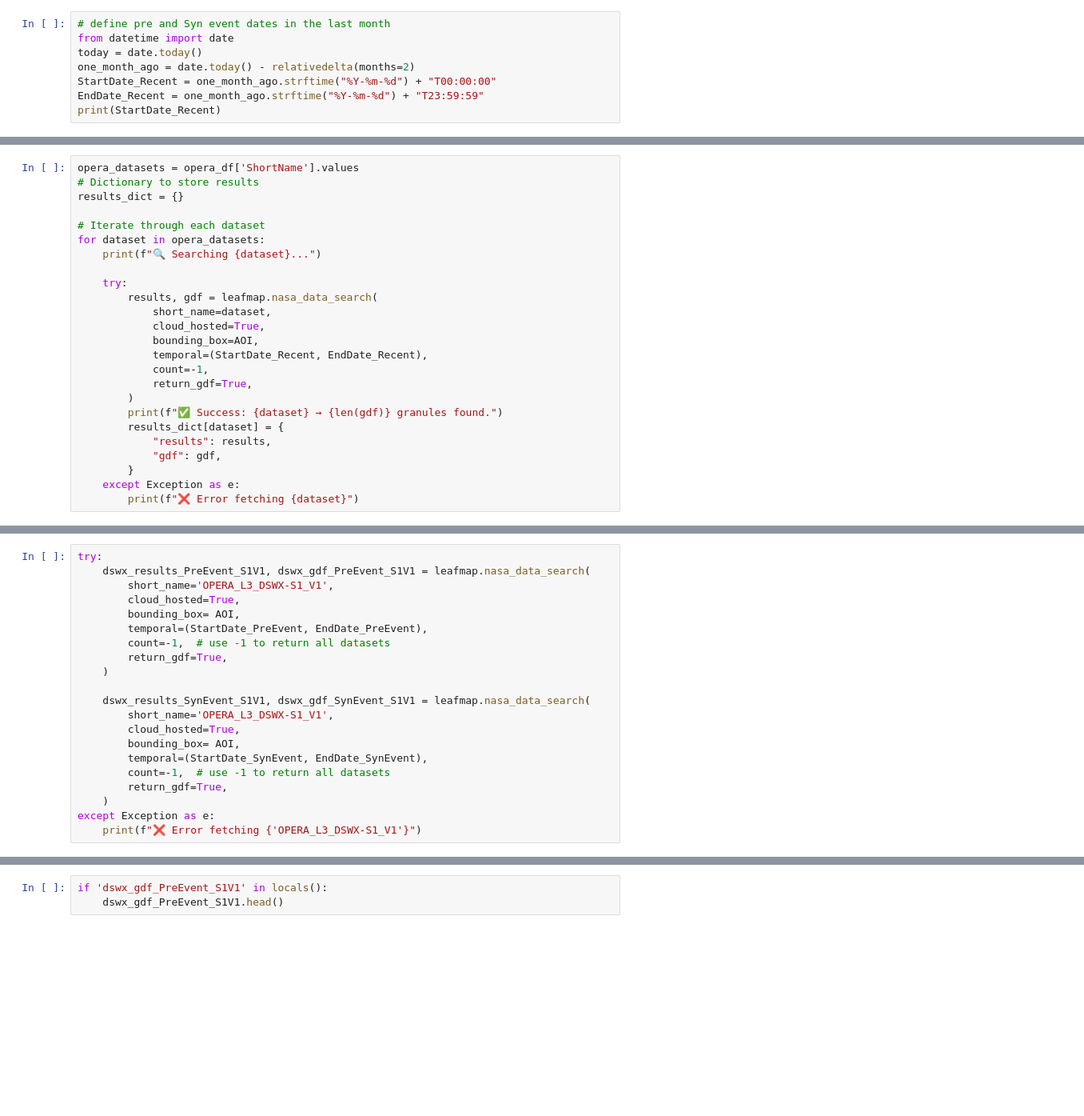
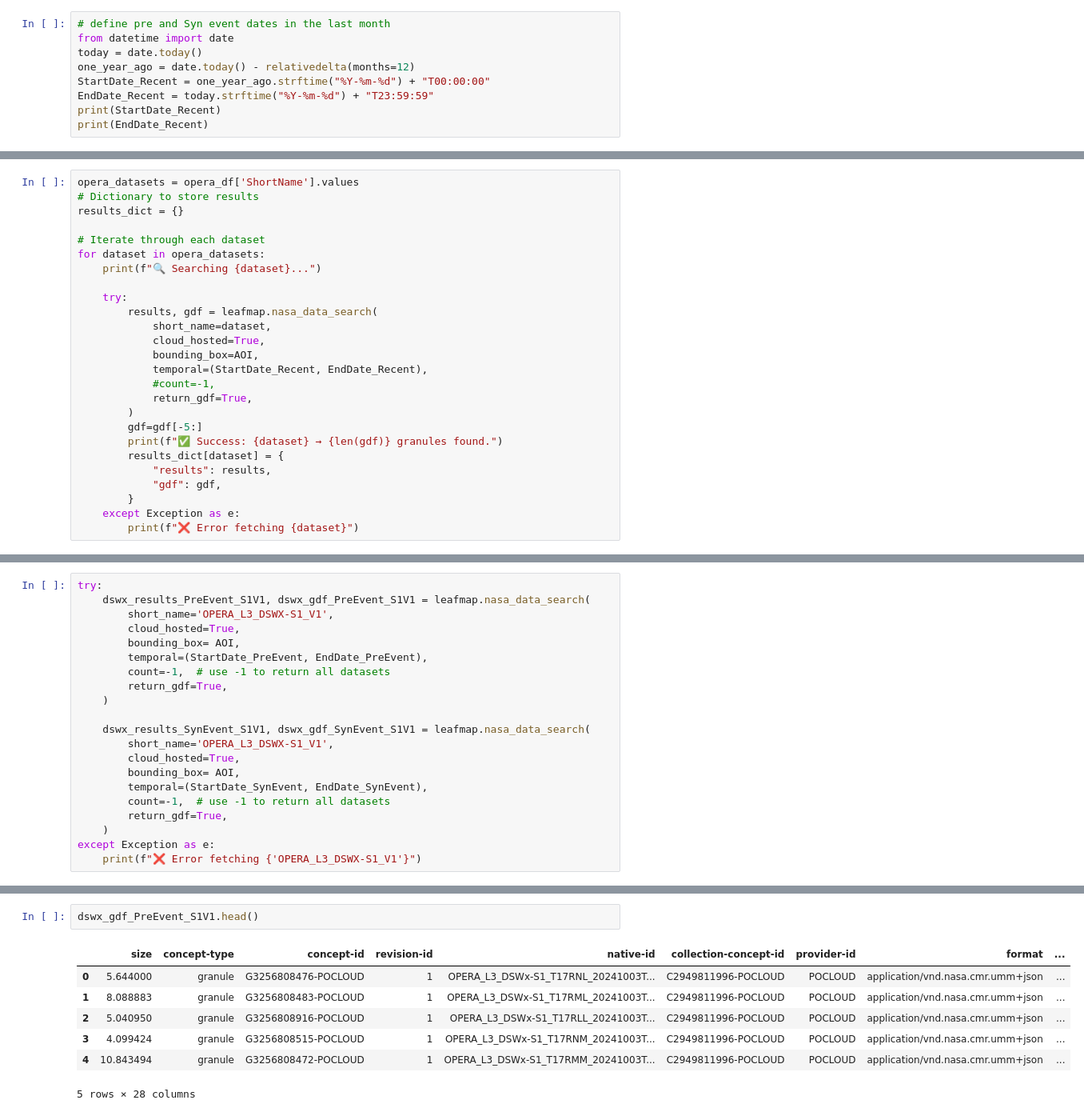
Before and after one commit to ifenni/next_pass_dev, a Jupyter notebook: examples/next_pass_Hurricane.ipynb, the cells around one changed output, grey strips where cells are left out. Shown at 80% size. Saved outputs shown, nothing was run; the diff lists cells and outputs as text; blank space fills up the shorter version.

```diff
--- a/examples/next_pass_Hurricane.ipynb
+++ b/examples/next_pass_Hurricane.ipynb
@@ -304,7 +340,8 @@ c_lon = (AOI[0] + AOI[2]) / 2  # (minx + maxx) / 2
 # define pre and Syn event dates in the last month
 from datetime import date
 today = date.today()
-one_month_ago = date.today() - relativedelta(months=2)
-StartDate_Recent = one_month_ago.strftime("%Y-%m-%d") + "T00:00:00"
-EndDate_Recent = one_month_ago.strftime("%Y-%m-%d") + "T23:59:59"
+one_year_ago = date.today() - relativedelta(months=12)
+StartDate_Recent = one_year_ago.strftime("%Y-%m-%d") + "T00:00:00"
+EndDate_Recent = today.strftime("%Y-%m-%d") + "T23:59:59"
 print(StartDate_Recent)
+print(EndDate_Recent)
@@ -323,9 +363,10 @@ for dataset in opera_datasets:
             cloud_hosted=True,
             bounding_box=AOI,
             temporal=(StartDate_Recent, EndDate_Recent),
-            count=-1,
+            #count=-1,
             return_gdf=True,
         )
+        gdf=gdf[-5:]
         print(f"✅ Success: {dataset} → {len(gdf)} granules found.")
         results_dict[dataset] = {
             "results": results,
@@ -436,6 +547,13 @@ if 'dswx_results_SynEvent_S1V1' in locals():
 # %%
-if 'dswx_gdf_PreEvent_S1V1' in locals():
-    dswx_gdf_PreEvent_S1V1.head()
+dswx_gdf_PreEvent_S1V1.head()
+# %% [output]
+|  | size | concept-type | concept-id | revision-id | native-id | collection-concept-id | provider-id | format | ... |
+| 0 | 5.644000 | granule | G3256808476-POCLOUD | 1 | OPERA_L3_DSWx-S1_T17RNL_20241003T... | C2949811996-POCLOUD | POCLOUD | application/vnd.nasa.cmr.umm+json | ... |
+| 1 | 8.088883 | granule | G3256808483-POCLOUD | 1 | OPERA_L3_DSWx-S1_T17RML_20241003T... | C2949811996-POCLOUD | POCLOUD | application/vnd.nasa.cmr.umm+json | ... |
+| 2 | 5.040950 | granule | G3256808916-POCLOUD | 1 | OPERA_L3_DSWx-S1_T17RLL_20241003T... | C2949811996-POCLOUD | POCLOUD | application/vnd.nasa.cmr.umm+json | ... |
+| 3 | 4.099424 | granule | G3256808515-POCLOUD | 1 | OPERA_L3_DSWx-S1_T17RNM_20241003T... | C2949811996-POCLOUD | POCLOUD | application/vnd.nasa.cmr.umm+json | ... |
+| 4 | 10.843494 | granule | G3256808472-POCLOUD | 1 | OPERA_L3_DSWx-S1_T17RMM_20241003T... | C2949811996-POCLOUD | POCLOUD | application/vnd.nasa.cmr.umm+json | ... |
+5 rows × 28 columns
 # %% [markdown]
 *******************************************************************
 # %% [markdown]
```
Also changed, not shown: parts of 32 cells of this notebook, 1 other file.
